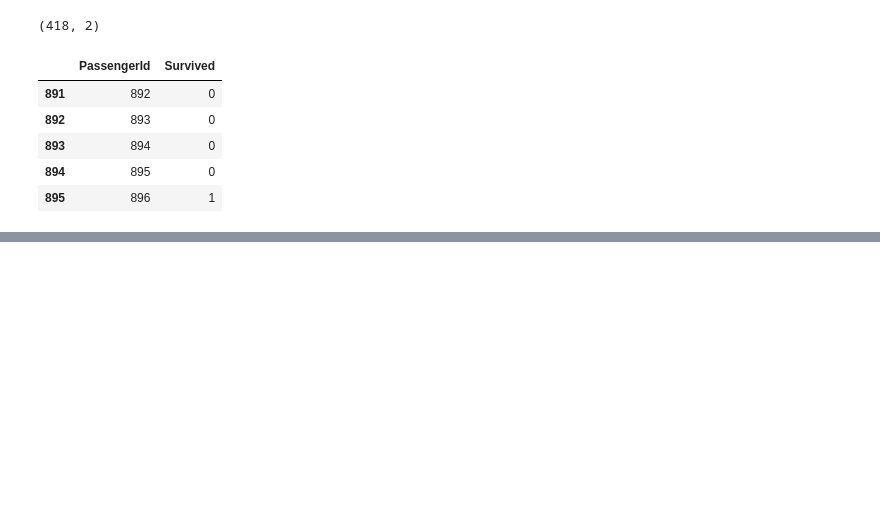
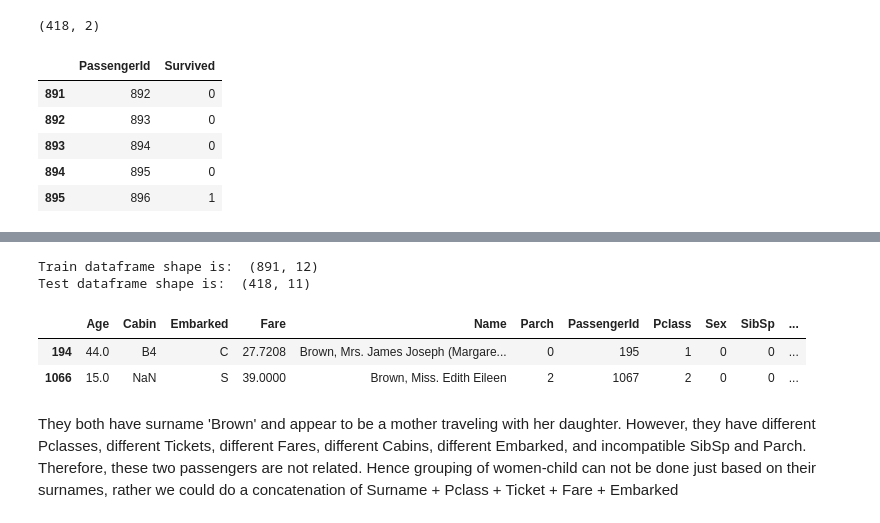
Before and after one commit to amansingh9097/competitions-and-challenges, a Jupyter notebook: Titanic/titanic.ipynb, the cells around one changed output, grey strips where cells are left out. Drawn from its saved outputs; the diff is of its cells as text; code cells hidden in the pictures; blank space fills up the shorter version.

```diff
--- a/Titanic/titanic.ipynb
+++ b/Titanic/titanic.ipynb
@@ -750,0 +1007,9 @@ submit_df.to_csv('titanic_submission_gbc.csv', index=False)
+# %%
+train_df = pd.read_csv("input/train.csv")
+test_df = pd.read_csv("input/test.csv")
+
+print("Train dataframe shape is: ", train_df.shape)
+print("Test dataframe shape is: ", test_df.shape)
+
+full_df = train_df.append(test_df, ignore_index=True)
+print('full_df shape:', full_df.shape)
@@ -750,0 +1033,8 @@ submit_df.to_csv('titanic_submission_gbc.csv', index=False)
+# %%
+train = full_df[:891]
+test = full_df[891:].drop(['Survived'], axis = 1)
+print("Train dataframe shape is: ", train_df.shape)
+print("Test dataframe shape is: ", test_df.shape)
+# %% [output]
+Train dataframe shape is:  (891, 12)
+Test dataframe shape is:  (418, 11)
@@ -750,0 +1047,12 @@ submit_df.to_csv('titanic_submission_gbc.csv', index=False)
+# %%
+# women-child-travelling-together-grouping
+""" surnames alone don't specify that people with same surname where in a fmaily and travelling together,
+for example, see passengerId: 195 and 1067
+"""
+full_df.loc[(full_df.PassengerId==195) | (full_df.PassengerId==1067)]
+# %% [output]
+|  | Age | Cabin | Embarked | Fare | Name | Parch | PassengerId | Pclass | Sex | SibSp | ... |
+| 194 | 44.0 | B4 | C | 27.7208 | Brown, Mrs. James Joseph (Margare... | 0 | 195 | 1 | 0 | 0 | ... |
+| 1066 | 15.0 | NaN | S | 39.0000 | Brown, Miss. Edith Eileen | 2 | 1067 | 2 | 0 | 0 | ... |
+# %% [markdown]
+They both have surname 'Brown' and appear to be a mother traveling with her daughter. However, they have different Pclasses, different Tickets, different Fares, different Cabins, different Embarked, and incompatible SibSp and Parch. Therefore, these two passengers are not related. Hence grouping of women-child can not be done just based on their surnames, rather we could do a concatenation of Surname + Pclass + Ticket + Fare + Embarked
```
Also changed, not shown: parts of 42 cells of this notebook.
